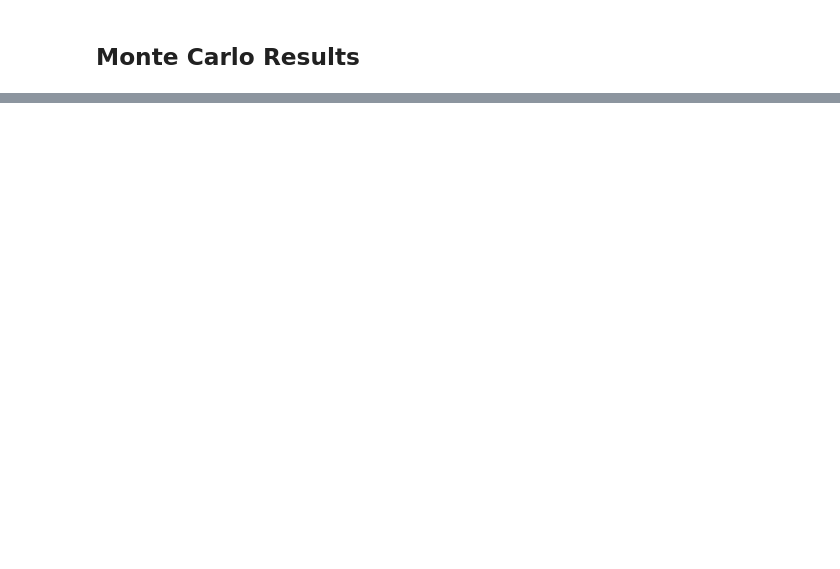
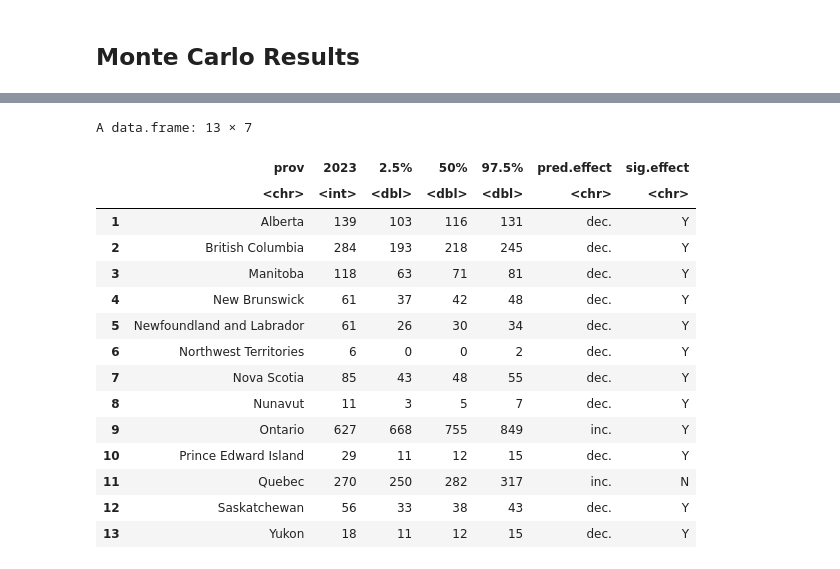
Before and after one commit to LeoKraushaar/protests, a Jupyter notebook: code/R/monte_carlo_results.ipynb, the cells around one changed output, grey strips where cells are left out. Cells and saved outputs as stored; diff of their text form; code cells hidden in the pictures; blank space fills up the shorter version.

```diff
--- a/code/R/monte_carlo_results.ipynb
+++ b/code/R/monte_carlo_results.ipynb
@@ -97,0 +89,37 @@ A data.frame: 13 × 4
+# %%
+init_data <- read.csv("data/merged_data.csv") |> subset(year==2023)
+init_data <- init_data[, c("month", "GEO", "protests")]
+
+init_tot <- aggregate(protests ~ GEO, data=init_data, sum)
+
+results <- cbind("2023"=init_tot$protests, results)
+results <- subset(results, select=c(2,1,3,4,5))
+
+
+results[, "50%"] <- as.numeric(results[, "50%"])
+
+results$pred.effect <- ifelse(results$`50%` > results$"2023", "inc.", "dec.")
+
+results[, "97.5%"] <- as.numeric(results[, "97.5%"], type="integer") |> round()
+results[, "2.5%"] <- as.numeric(results[, "2.5%"], type="integer") |> round()
+
+results$sig.effect <- ifelse(results$`97.5%` > results$"2023" & results$`2.5%` < results$"2023", "N", "Y")
+
+results
+# %% [output]
+A data.frame: 13 × 7
+|  | prov | 2023 | 2.5% | 50% | 97.5% | pred.effect | sig.effect |
+|  | <chr> | <int> | <dbl> | <dbl> | <dbl> | <chr> | <chr> |
+| 1 | Alberta | 139 | 103 | 116 | 131 | dec. | Y |
+| 2 | British Columbia | 284 | 193 | 218 | 245 | dec. | Y |
+| 3 | Manitoba | 118 | 63 | 71 | 81 | dec. | Y |
+| 4 | New Brunswick | 61 | 37 | 42 | 48 | dec. | Y |
+| 5 | Newfoundland and Labrador | 61 | 26 | 30 | 34 | dec. | Y |
+| 6 | Northwest Territories | 6 | 0 | 0 | 2 | dec. | Y |
+| 7 | Nova Scotia | 85 | 43 | 48 | 55 | dec. | Y |
+| 8 | Nunavut | 11 | 3 | 5 | 7 | dec. | Y |
+| 9 | Ontario | 627 | 668 | 755 | 849 | inc. | Y |
+| 10 | Prince Edward Island | 29 | 11 | 12 | 15 | dec. | Y |
+| 11 | Quebec | 270 | 250 | 282 | 317 | inc. | N |
+| 12 | Saskatchewan | 56 | 33 | 38 | 43 | dec. | Y |
+| 13 | Yukon | 18 | 11 | 12 | 15 | dec. | Y |
```
Also changed, not shown: parts of 8 cells of this notebook, 26 other files.
